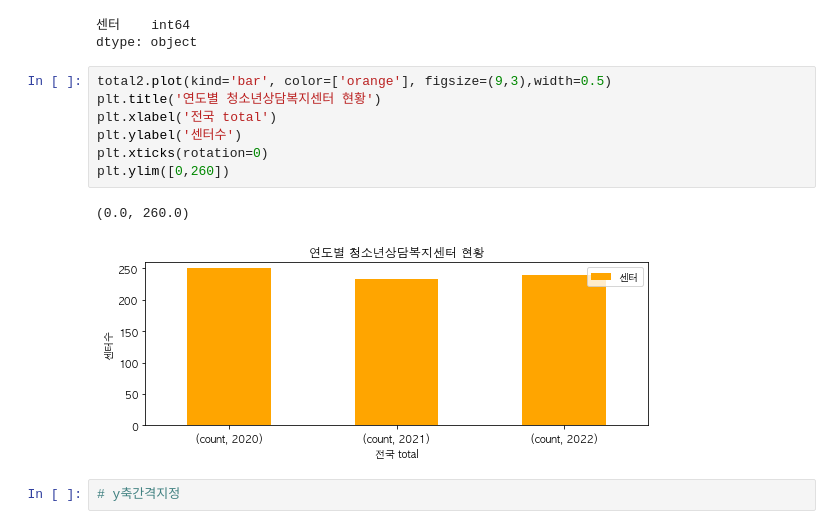
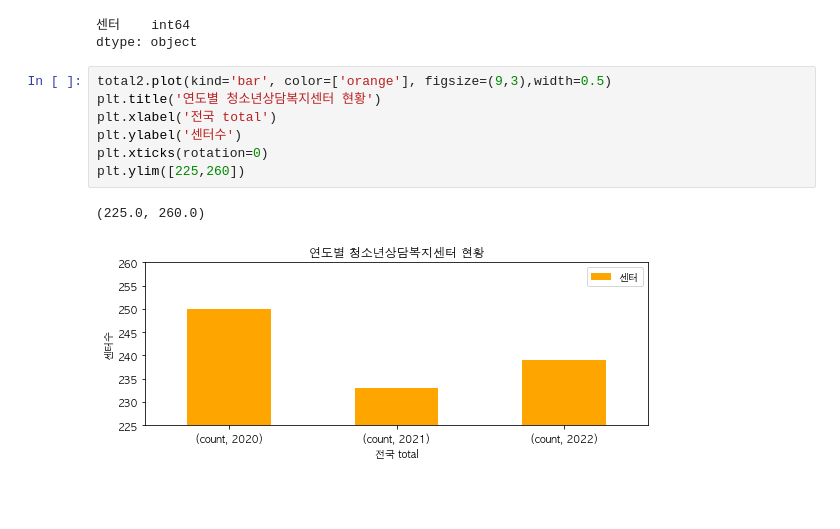
Before and after one commit to kyunakim/crawling-project, a Jupyter notebook: center.ipynb, the cells around one changed output. Saved outputs shown, nothing was run; the diff lists cells and outputs as text; blank space fills up the shorter version.

```diff
--- a/center.ipynb
+++ b/center.ipynb
@@ -399,12 +399,10 @@ dtype: object
 # %%
 total2.plot(kind='bar', color=['orange'], figsize=(9,3),width=0.5)
 plt.title('연도별 청소년상담복지센터 현황')
 plt.xlabel('전국 total')
 plt.ylabel('센터수')
 plt.xticks(rotation=0)
-plt.ylim([0,260])
+plt.ylim([225,260])
 # %% [output]
-(0.0, 260.0)
+(225.0, 260.0)
-[figure, old version]
+[figure, new version]
-# %%
-# y축간격지정
```
Also changed, not shown: 1 other file.
